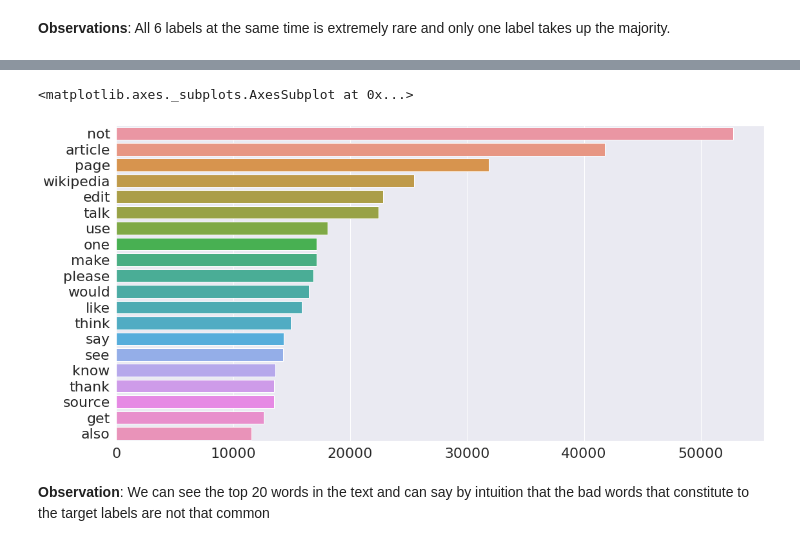
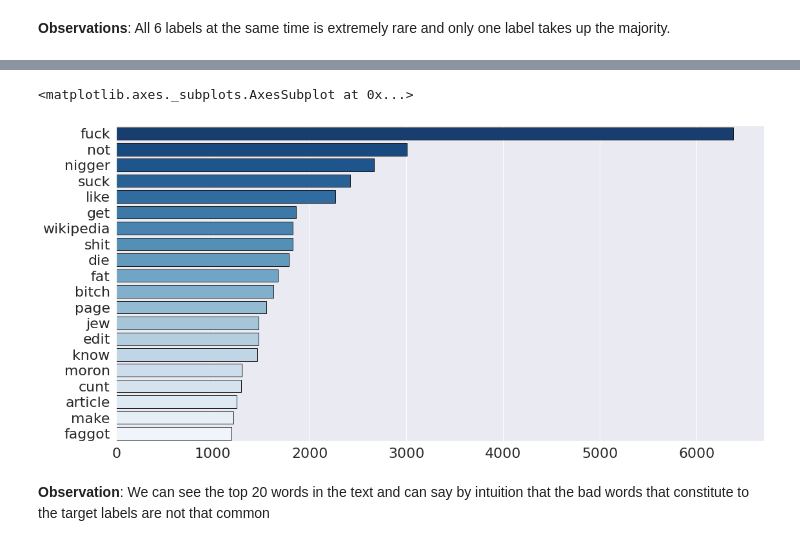
Before and after one commit to mayankchadha16/Why-so-Harsh, a Jupyter notebook: Clones.ipynb, the cells around one changed output, grey strips where cells are left out. Saved outputs shown, nothing was run; the diff lists cells and outputs as text; code cells hidden in the pictures.

```diff
--- a/Clones.ipynb
+++ b/Clones.ipynb
@@ -239 +269,6 @@ Now, let us find the top 20 words by frequency
+# %%
+sns.barplot(y=toxic_words.iloc[:20].index, x=toxic_words.iloc[:20].values, palette='Blues_r', edgecolor="k", linewidth=1)
+# %% [output]
+<matplotlib.axes._subplots.AxesSubplot at 0x...>
+[figure, added]
 # %%
@@ -244,18 +279,15 @@ corpus=[word for i in new for word in i]
 # %%
-from collections import Counter
+# from collections import Counter
 
-counter=Counter(corpus)
-most=counter.most_common()
+# counter=Counter(corpus)
+# most=counter.most_common()
 
-x, y= [], []
-for word,count in most[:20]:
-    if (word not in modified_stop):
-        x.append(word)
-        y.append(count)
-sns.barplot(x=y,y=x)
+# x, y= [], []
+# for word,count in most[:20]:
+#     if (word not in modified_stop):
+#         x.append(word)
+#         y.append(count)
+# sns.barplot(x=y,y=x)
-# %% [output]
-<matplotlib.axes._subplots.AxesSubplot at 0x...>
-[figure, removed]
 # %% [markdown]
 **Observation**: We can see the top 20 words in the text and can say by intuition that the bad words that constitute to the target labels are not that common
 # %% [markdown]
```
Also changed, not shown: parts of 12 cells of this notebook.
